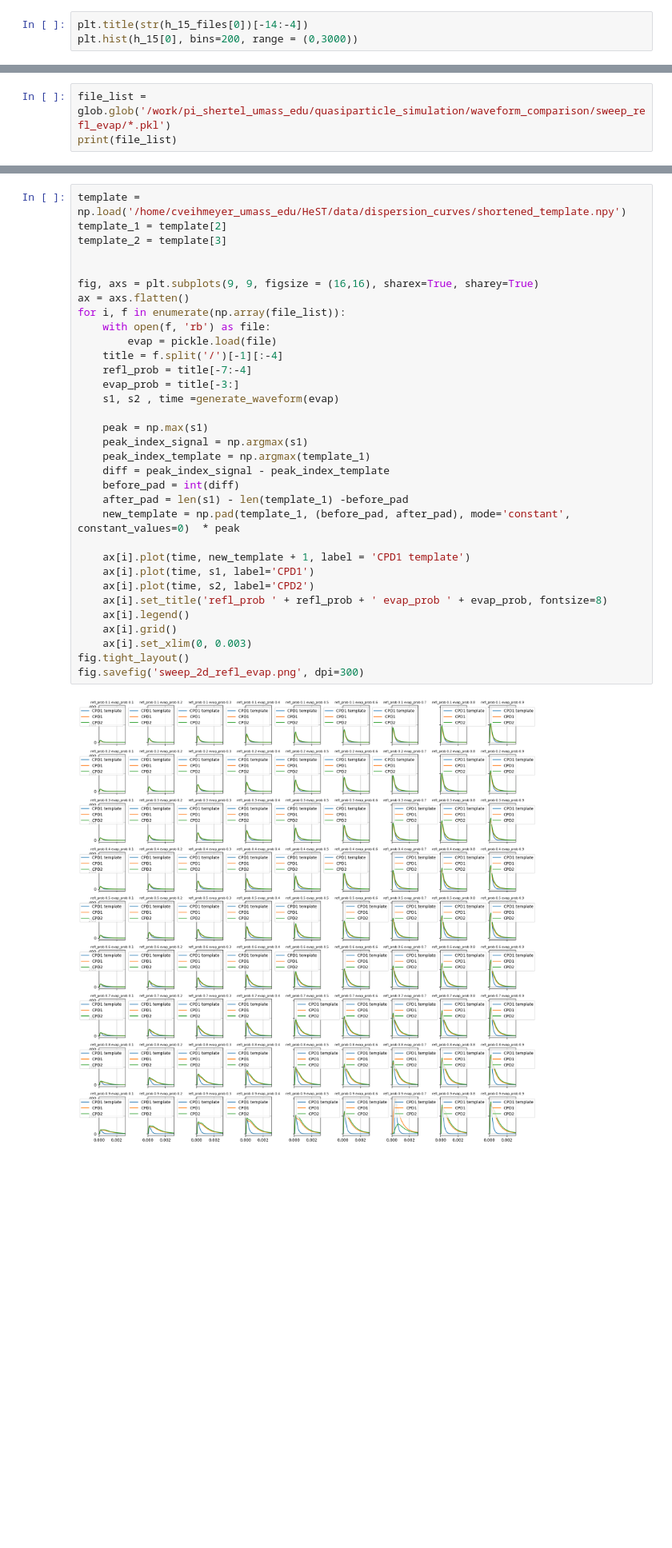
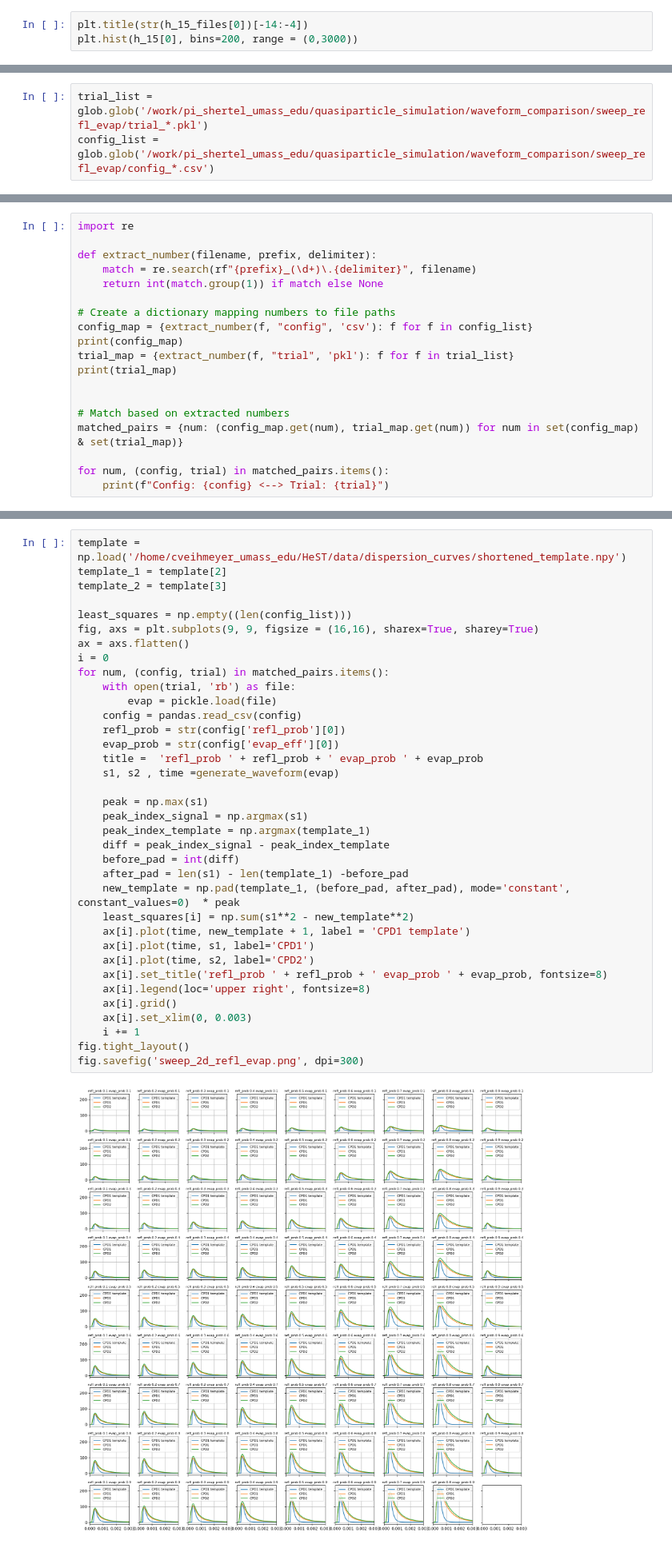
Before and after one commit to spice-herald/HeST, a Jupyter notebook: analysis/unity_analysis.ipynb, the cells around one changed output, grey strips where cells are left out. Shown at 80% size. Saved outputs shown, nothing was run; the diff lists cells and outputs as text; blank space fills up the shorter version.

```diff
--- a/analysis/unity_analysis.ipynb
+++ b/analysis/unity_analysis.ipynb
@@ -312,5 +239,5 @@ for ii, f in enumerate(file_list):
     if ii>50:
         break
 # %%
-file_list = glob.glob('/work/pi_shertel_umass_edu/quasiparticle_simulation/waveform_comparison/sweep_refl_evap/*.pkl')
-print(file_list)
+trial_list = glob.glob('/work/pi_shertel_umass_edu/quasiparticle_simulation/waveform_comparison/sweep_refl_evap/trial_*.pkl')
+config_list = glob.glob('/work/pi_shertel_umass_edu/quasiparticle_simulation/waveform_comparison/sweep_refl_evap/config_*.csv')
@@ -318,0 +244,19 @@ print(file_list)
+# %%
+import re
+
+def extract_number(filename, prefix, delimiter):
+    match = re.search(rf"{prefix}_(\d+)\.{delimiter}", filename)
+    return int(match.group(1)) if match else None
+
+# Create a dictionary mapping numbers to file paths
+config_map = {extract_number(f, "config", 'csv'): f for f in config_list}
+print(config_map)
+trial_map = {extract_number(f, "trial", 'pkl'): f for f in trial_list}
+print(trial_map)
+
+
+# Match based on extracted numbers
+matched_pairs = {num: (config_map.get(num), trial_map.get(num)) for num in set(config_map) & set(trial_map)}
+
+for num, (config, trial) in matched_pairs.items():
+    print(f"Config: {config} <--> Trial: {trial}")
@@ -353,35 +292,38 @@ ax.plot(time, s2, label='CPD2')
 # %%
 template = np.load('/home/cveihmeyer_umass_edu/HeST/data/dispersion_curves/shortened_template.npy')
 template_1 = template[2]
 template_2 = template[3]
 
-
+least_squares = np.empty((len(config_list)))
 fig, axs = plt.subplots(9, 9, figsize = (16,16), sharex=True, sharey=True)
 ax = axs.flatten()
-for i, f in enumerate(np.array(file_list)):
-    with open(f, 'rb') as file:
+i = 0
+for num, (config, trial) in matched_pairs.items():
+    with open(trial, 'rb') as file:
         evap = pickle.load(file)
-    title = f.split('/')[-1][:-4]
-    refl_prob = title[-7:-4]
-    evap_prob = title[-3:]
+    config = pandas.read_csv(config)
+    refl_prob = str(config['refl_prob'][0])
+    evap_prob = str(config['evap_eff'][0])
+    title =  'refl_prob ' + refl_prob + ' evap_prob ' + evap_prob
     s1, s2 , time =generate_waveform(evap)
 
     peak = np.max(s1)
     peak_index_signal = np.argmax(s1)
     peak_index_template = np.argmax(template_1)
     diff = peak_index_signal - peak_index_template
     before_pad = int(diff)
     after_pad = len(s1) - len(template_1) -before_pad
     new_template = np.pad(template_1, (before_pad, after_pad), mode='constant', constant_values=0)  * peak
-
+    least_squares[i] = np.sum(s1**2 - new_template**2)
     ax[i].plot(time, new_template + 1, label = 'CPD1 template')
     ax[i].plot(time, s1, label='CPD1')
     ax[i].plot(time, s2, label='CPD2')
     ax[i].set_title('refl_prob ' + refl_prob + ' evap_prob ' + evap_prob, fontsize=8)
-    ax[i].legend()
+    ax[i].legend(loc='upper right', fontsize=8)
     ax[i].grid()
     ax[i].set_xlim(0, 0.003)
+    i += 1
 fig.tight_layout()
 fig.savefig('sweep_2d_refl_evap.png', dpi=300)
 # %% [output]
-[figure, old version]
+[figure, new version]
```
Also changed, not shown: parts of 29 cells of this notebook, 5 other files.
